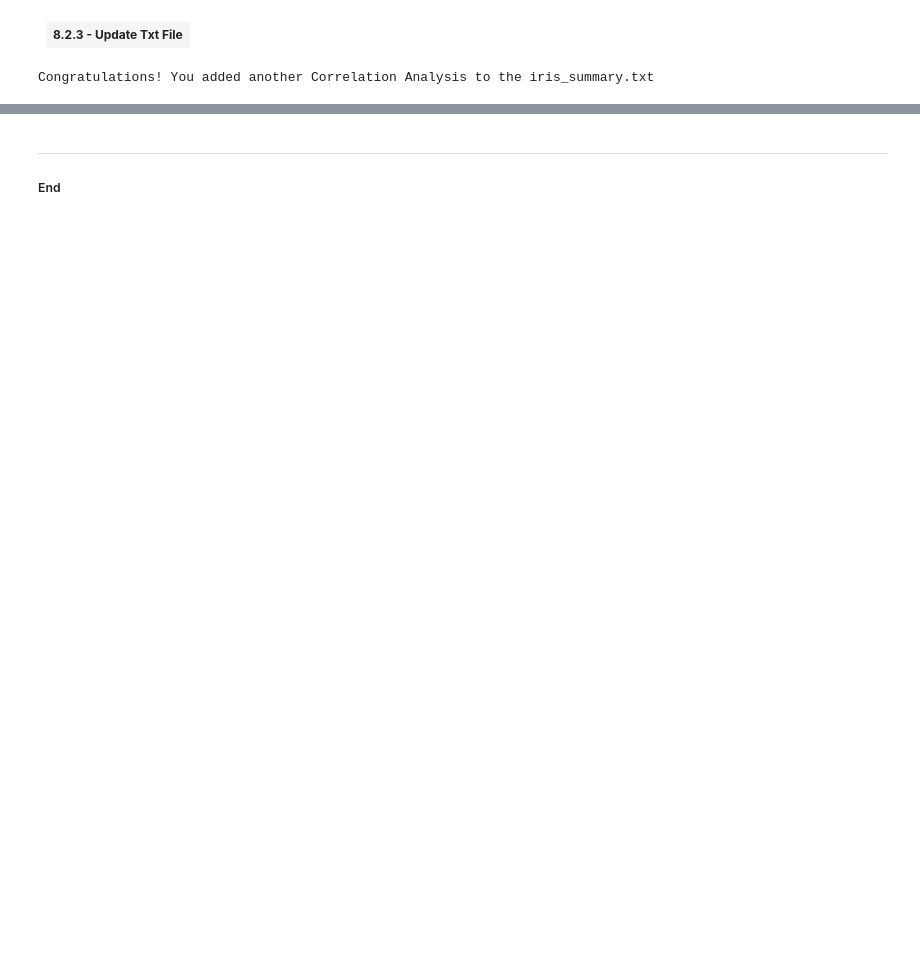
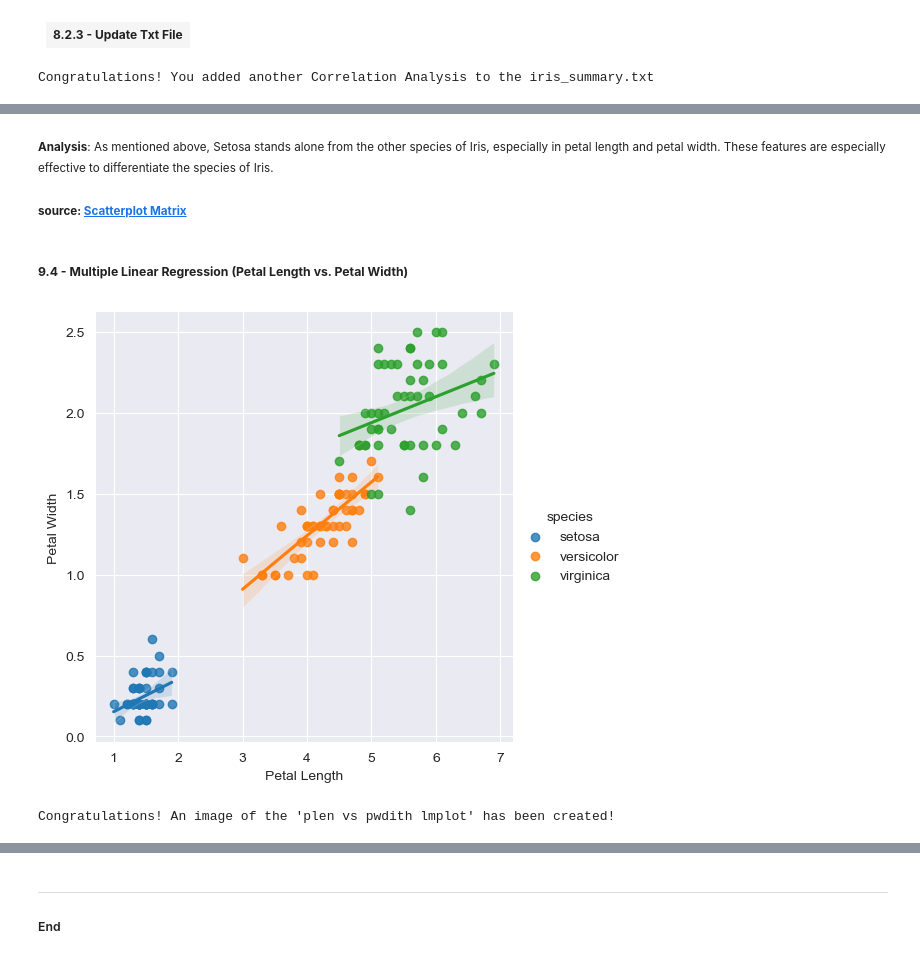
Before and after one commit to galto4/pands-project, a Jupyter notebook: iris.ipynb, the cells around one changed output, grey strips where cells are left out. Cells and saved outputs as stored; diff of their text form; code cells hidden in the pictures; blank space fills up the shorter version.

```diff
--- a/iris.ipynb
+++ b/iris.ipynb
@@ -685,0 +779,25 @@ Congratulations! You added another Correlation Analysis to the iris_summary.txt
+# %% [markdown]
+<sub><b>Analysis</b>: As mentioned above, Setosa stands alone from the other species of Iris, especially in petal length and petal width. These features are especially effective to differentiate the species of Iris.</sub>
+# %% [markdown]
+<sub><b>source: [Scatterplot Matrix](https://seaborn.pydata.org/examples/scatterplot_matrix.html)</b>
+# %% [markdown]
+##### <b>9.4 - Multiple Linear Regression (Petal Length vs. Petal Width)</b>
+# %%
+# Step 1: Create the Plot
+g = sns.lmplot(data=iris, x="petal_length", y="petal_width", hue="species", height=5)
+g.set_axis_labels("Petal Length", "Petal Width")
+
+# Step 2: Add a Dark Grid
+sns.set_style("darkgrid")
+
+# Step 3: Save the Plot
+plt.savefig("./seaborn/plen-vs-pwdith-lmplot.png") # Save the plot as a .png file
+
+# Step 4: Show the Plot
+plt.show()
+
+# Step 5: Confirmation message that the image file has been created
+print("Congratulations! An image of the 'plen vs pwdith lmplot' has been created!")
+# %% [output]
+[figure, added]
+Congratulations! An image of the 'plen vs pwdith lmplot' has been created!
```
Also changed, not shown: parts of 25 cells of this notebook, 1 other file.
